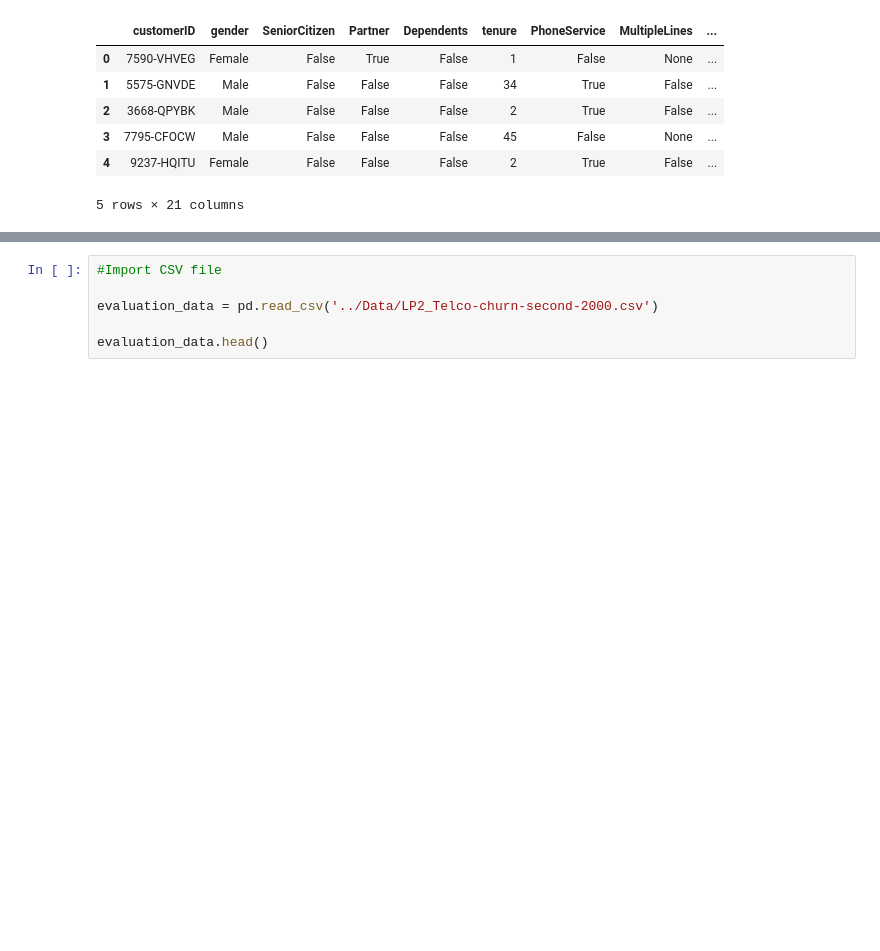
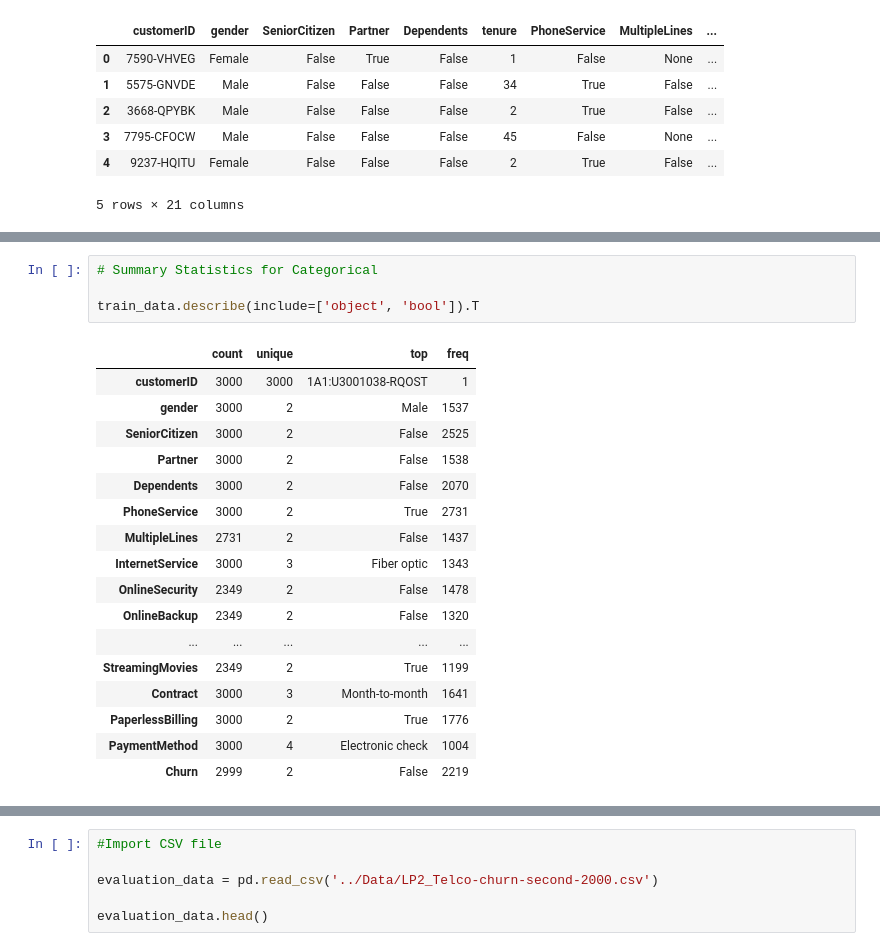
Before and after one commit to Ogoms/Customer-Churn-Prediction, a Jupyter notebook: Notebook/main.ipynb, the cells around one changed output, grey strips where cells are left out. Drawn from its saved outputs; the diff is of its cells as text; blank space fills up the shorter version.

```diff
--- a/Notebook/main.ipynb
+++ b/Notebook/main.ipynb
@@ -115,0 +179,22 @@ train_data.head()
+# %%
+# Summary Statistics for Categorical
+
+train_data.describe(include=['object', 'bool']).T
+# %% [output]
+|  | count | unique | top | freq |
+| customerID | 3000 | 3000 | 1A1:U3001038-RQOST | 1 |
+| gender | 3000 | 2 | Male | 1537 |
+| SeniorCitizen | 3000 | 2 | False | 2525 |
+| Partner | 3000 | 2 | False | 1538 |
+| Dependents | 3000 | 2 | False | 2070 |
+| PhoneService | 3000 | 2 | True | 2731 |
+| MultipleLines | 2731 | 2 | False | 1437 |
+| InternetService | 3000 | 3 | Fiber optic | 1343 |
+| OnlineSecurity | 2349 | 2 | False | 1478 |
+| OnlineBackup | 2349 | 2 | False | 1320 |
+| ... | ... | ... | ... | ... |
+| StreamingMovies | 2349 | 2 | True | 1199 |
+| Contract | 3000 | 3 | Month-to-month | 1641 |
+| PaperlessBilling | 3000 | 2 | True | 1776 |
+| PaymentMethod | 3000 | 4 | Electronic check | 1004 |
+| Churn | 2999 | 2 | False | 2219 |
```
Also changed, not shown: parts of 30 cells of this notebook.
